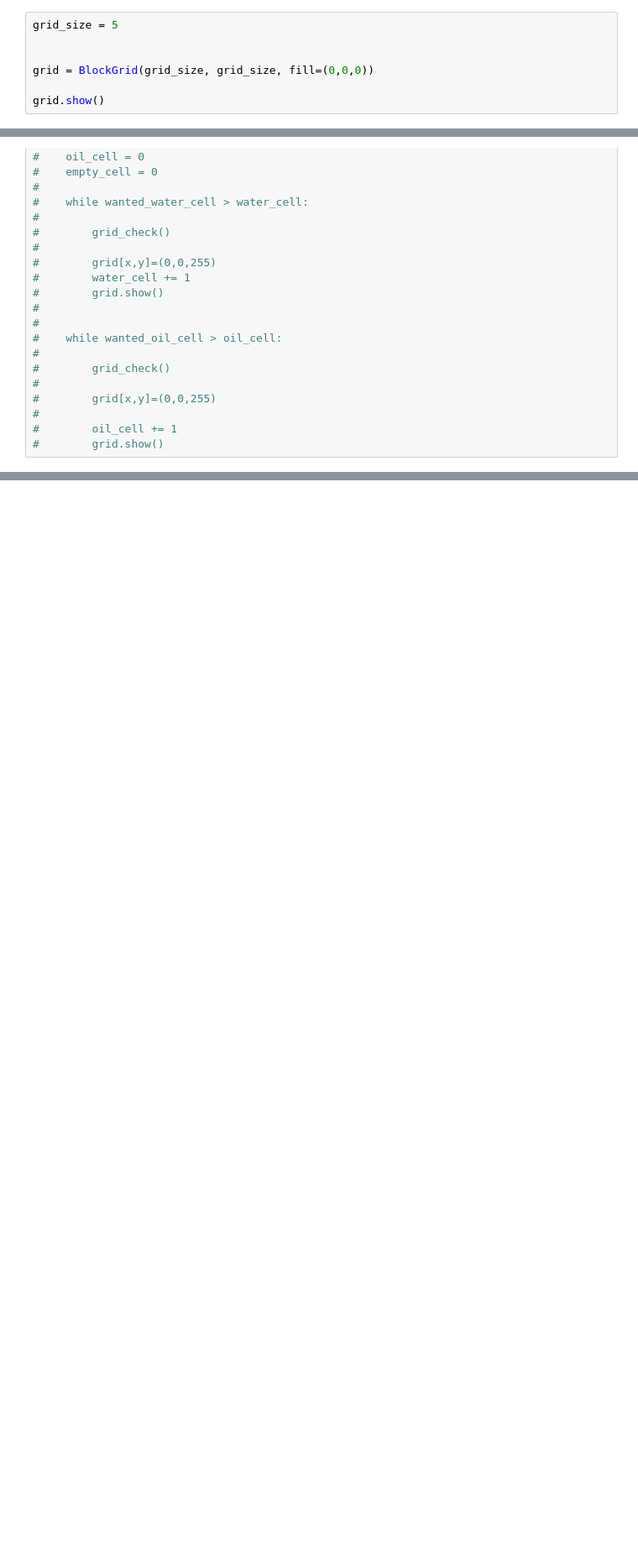
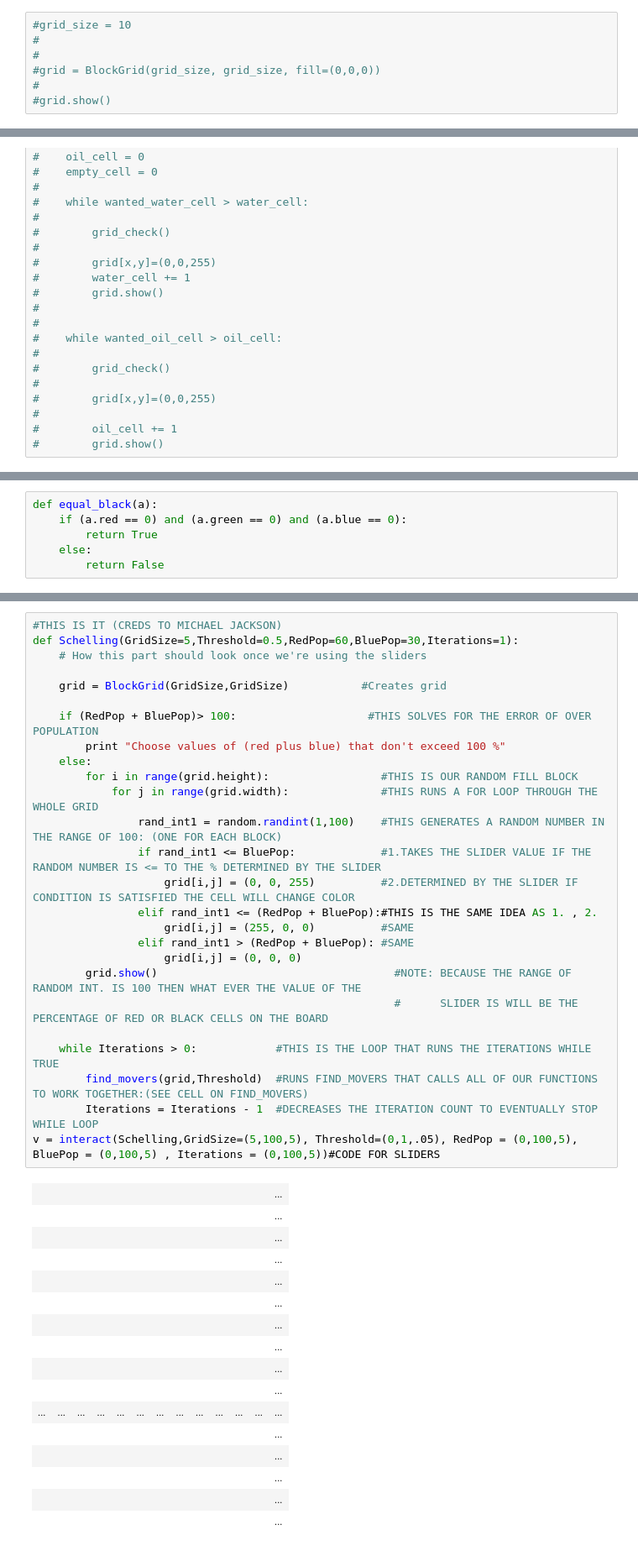
Before and after one commit to byoung08/PHYS202-S14, a Jupyter notebook: SchellingModel/SchellingModelProject.ipynb, the cells around one changed output, grey strips where cells are left out. Shown at 84% size. Saved outputs shown, nothing was run; the diff lists cells and outputs as text; blank space fills up the shorter version.

```diff
--- a/SchellingModel/SchellingModelProject.ipynb
+++ b/SchellingModel/SchellingModelProject.ipynb
@@ -7,7 +15,7 @@ from ipythonblocks import BlockGrid
 # %%
-grid_size = 5
-
-
-grid = BlockGrid(grid_size, grid_size, fill=(0,0,0))
-
-grid.show()
+#grid_size = 10
+#
+#
+#grid = BlockGrid(grid_size, grid_size, fill=(0,0,0))
+#
+#grid.show()
@@ -263,0 +143,6 @@ satisfaction(5)
+# %%
+def equal_black(a):
+    if (a.red == 0) and (a.green == 0) and (a.blue == 0):
+        return True
+    else:
+        return False
@@ -263,0 +482,43 @@ satisfaction(5)
+# %%
+#THIS IS IT (CREDS TO MICHAEL JACKSON)
+def Schelling(GridSize=5,Threshold=0.5,RedPop=60,BluePop=30,Iterations=1):
+    # How this part should look once we're using the sliders
+
+    grid = BlockGrid(GridSize,GridSize)           #Creates grid
+
+    if (RedPop + BluePop)> 100:                    #THIS SOLVES FOR THE ERROR OF OVER POPULATION
+        print "Choose values of (red plus blue) that don't exceed 100 %"
+    else:
+        for i in range(grid.height):                 #THIS IS OUR RANDOM FILL BLOCK
+            for j in range(grid.width):              #THIS RUNS A FOR LOOP THROUGH THE WHOLE GRID
+                rand_int1 = random.randint(1,100)    #THIS GENERATES A RANDOM NUMBER IN THE RANGE OF 100: (ONE FOR EACH BLOCK)
+                if rand_int1 <= BluePop:             #1.TAKES THE SLIDER VALUE IF THE RANDOM NUMBER IS <= TO THE % DETERMINED BY THE SLIDER
+                    grid[i,j] = (0, 0, 255)          #2.DETERMINED BY THE SLIDER IF CONDITION IS SATISFIED THE CELL WILL CHANGE COLOR
+                elif rand_int1 <= (RedPop + BluePop):#THIS IS THE SAME IDEA AS 1. , 2.
+                    grid[i,j] = (255, 0, 0)          #SAME
+                elif rand_int1 > (RedPop + BluePop): #SAME
+                    grid[i,j] = (0, 0, 0)
+        grid.show()                                    #NOTE: BECAUSE THE RANGE OF RANDOM INT. IS 100 THEN WHAT EVER THE VALUE OF THE
+                                                       #      SLIDER IS WILL BE THE PERCENTAGE OF RED OR BLACK CELLS ON THE BOARD
+
+    while Iterations > 0:            #THIS IS THE LOOP THAT RUNS THE ITERATIONS WHILE TRUE
+        find_movers(grid,Threshold)  #RUNS FIND_MOVERS THAT CALLS ALL OF OUR FUNCTIONS TO WORK TOGETHER:(SEE CELL ON FIND_MOVERS)
+        Iterations = Iterations - 1  #DECREASES THE ITERATION COUNT TO EVENTUALLY STOP WHILE LOOP
+v = interact(Schelling,GridSize=(5,100,5), Threshold=(0,1,.05), RedPop = (0,100,5), BluePop = (0,100,5) , Iterations = (0,100,5))#CODE FOR SLIDERS
+# %% [output]
+|  |  |  |  |  |  |  |  |  |  |  |  | ... |
+|  |  |  |  |  |  |  |  |  |  |  |  | ... |
+|  |  |  |  |  |  |  |  |  |  |  |  | ... |
+|  |  |  |  |  |  |  |  |  |  |  |  | ... |
+|  |  |  |  |  |  |  |  |  |  |  |  | ... |
+|  |  |  |  |  |  |  |  |  |  |  |  | ... |
+|  |  |  |  |  |  |  |  |  |  |  |  | ... |
+|  |  |  |  |  |  |  |  |  |  |  |  | ... |
+|  |  |  |  |  |  |  |  |  |  |  |  | ... |
+|  |  |  |  |  |  |  |  |  |  |  |  | ... |
+| ... | ... | ... | ... | ... | ... | ... | ... | ... | ... | ... | ... | ... |
+|  |  |  |  |  |  |  |  |  |  |  |  | ... |
+|  |  |  |  |  |  |  |  |  |  |  |  | ... |
+|  |  |  |  |  |  |  |  |  |  |  |  | ... |
+|  |  |  |  |  |  |  |  |  |  |  |  | ... |
+|  |  |  |  |  |  |  |  |  |  |  |  | ... |
```
Also changed, not shown: parts of 18 cells of this notebook, 2 other files.
